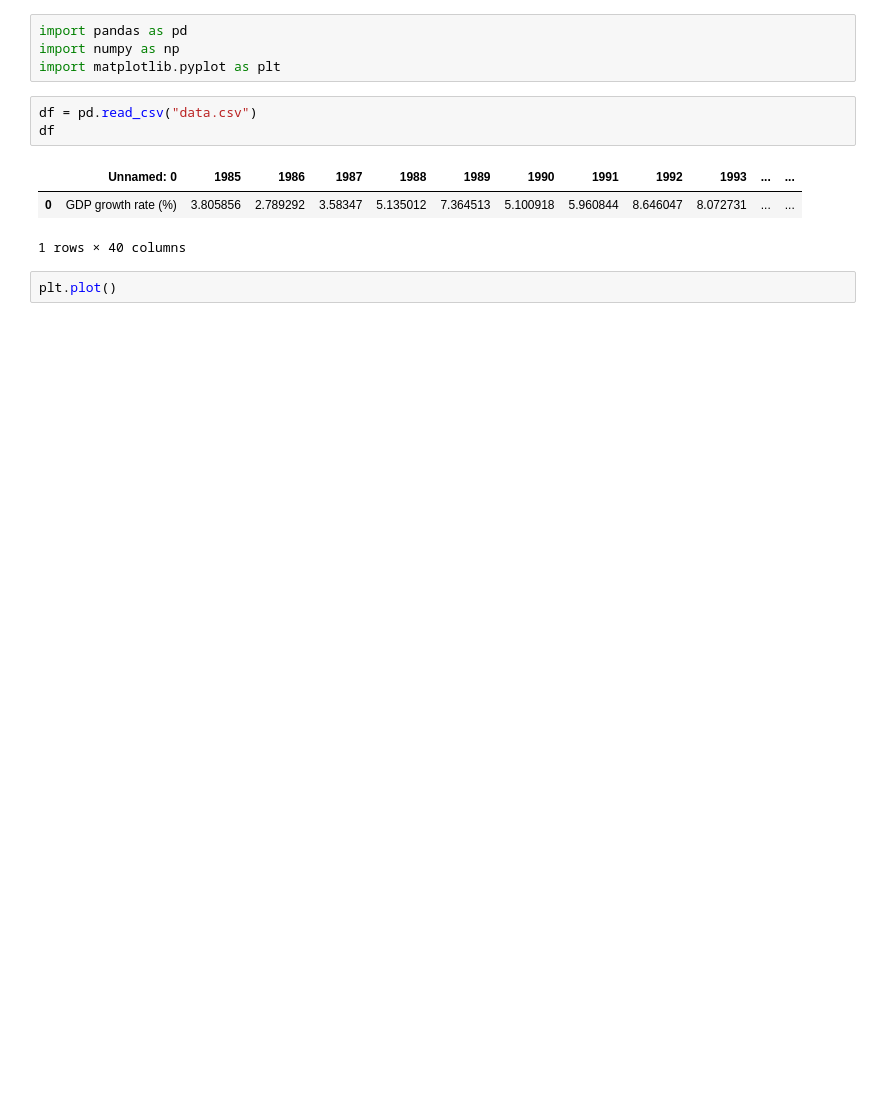
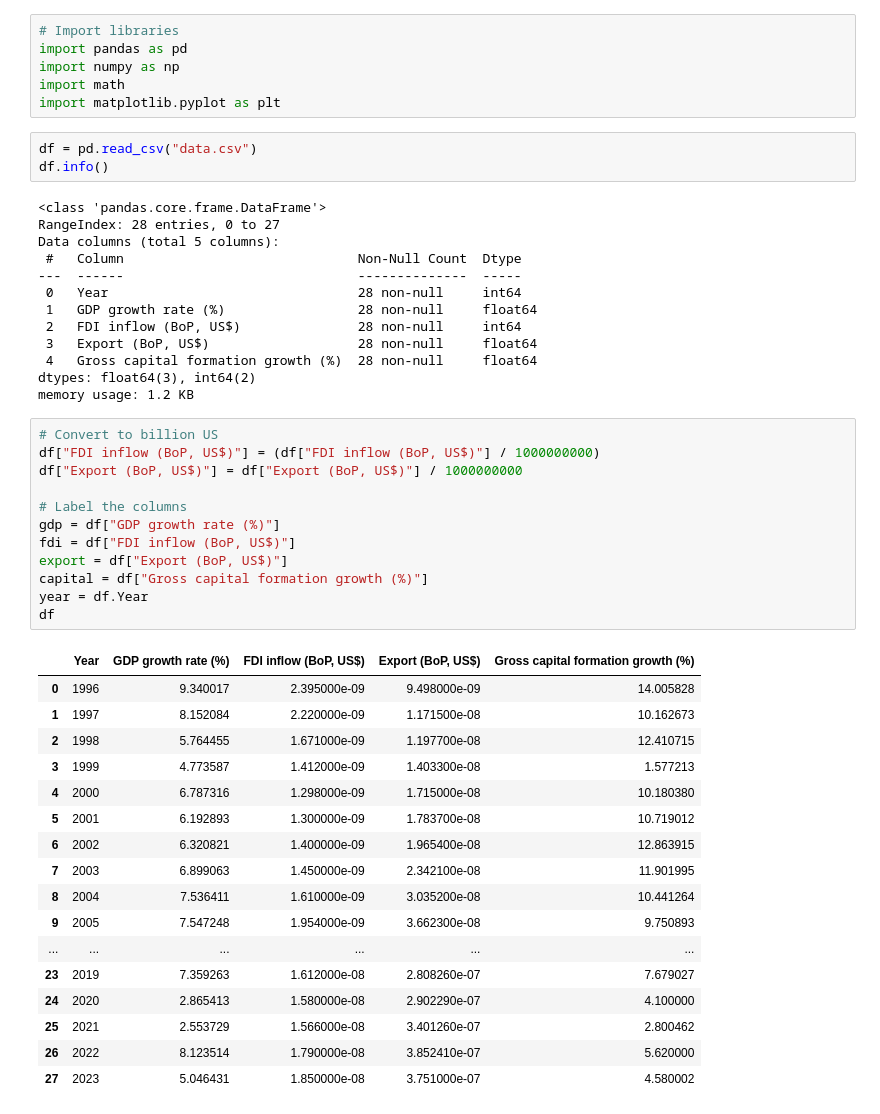
Before and after one commit to Thuan509/Dynamic-Macroeconomics, a Jupyter notebook: PS1_Code/growth.ipynb, the cells around one changed output. Cells and saved outputs as stored; diff of their text form; blank space fills up the shorter version.

```diff
--- a/PS1_Code/growth.ipynb
+++ b/PS1_Code/growth.ipynb
@@ -8,13 +7,52 @@ The factors that affect economic growth in Vietnam are:
 # %%
+# Import libraries
 import pandas as pd
 import numpy as np
+import math
 import matplotlib.pyplot as plt
 # %%
 df = pd.read_csv("data.csv")
-df
+df.info()
 # %% [output]
-|  | Unnamed: 0 | 1985 | 1986 | 1987 | 1988 | 1989 | 1990 | 1991 | 1992 | 1993 | ... | ... |
-| 0 | GDP growth rate (%) | 3.805856 | 2.789292 | 3.58347 | 5.135012 | 7.364513 | 5.100918 | 5.960844 | 8.646047 | 8.072731 | ... | ... |
-1 rows × 40 columns
+<class 'pandas.core.frame.DataFrame'>
+RangeIndex: 28 entries, 0 to 27
+Data columns (total 5 columns):
+ #   Column                              Non-Null Count  Dtype
+---  ------                              --------------  -----
+ 0   Year                                28 non-null     int64
+ 1   GDP growth rate (%)                 28 non-null     float64
+ 2   FDI inflow (BoP, US$)               28 non-null     int64
+ 3   Export (BoP, US$)                   28 non-null     float64
+ 4   Gross capital formation growth (%)  28 non-null     float64
+dtypes: float64(3), int64(2)
+memory usage: 1.2 KB
-# %%
-plt.plot()
+# %%
+# Convert to billion US
+df["FDI inflow (BoP, US$)"] = (df["FDI inflow (BoP, US$)"] / 1000000000)
+df["Export (BoP, US$)"] = df["Export (BoP, US$)"] / 1000000000
+
+# Label the columns
+gdp = df["GDP growth rate (%)"]
+fdi = df["FDI inflow (BoP, US$)"]
+export = df["Export (BoP, US$)"]
+capital = df["Gross capital formation growth (%)"]
+year = df.Year
+df
+# %% [output]
+|  | Year | GDP growth rate (%) | FDI inflow (BoP, US$) | Export (BoP, US$) | Gross capital formation growth (%) |
+| 0 | 1996 | 9.340017 | 2.395000e-09 | 9.498000e-09 | 14.005828 |
+| 1 | 1997 | 8.152084 | 2.220000e-09 | 1.171500e-08 | 10.162673 |
+| 2 | 1998 | 5.764455 | 1.671000e-09 | 1.197700e-08 | 12.410715 |
+| 3 | 1999 | 4.773587 | 1.412000e-09 | 1.403300e-08 | 1.577213 |
+| 4 | 2000 | 6.787316 | 1.298000e-09 | 1.715000e-08 | 10.180380 |
+| 5 | 2001 | 6.192893 | 1.300000e-09 | 1.783700e-08 | 10.719012 |
+| 6 | 2002 | 6.320821 | 1.400000e-09 | 1.965400e-08 | 12.863915 |
+| 7 | 2003 | 6.899063 | 1.450000e-09 | 2.342100e-08 | 11.901995 |
+| 8 | 2004 | 7.536411 | 1.610000e-09 | 3.035200e-08 | 10.441264 |
+| 9 | 2005 | 7.547248 | 1.954000e-09 | 3.662300e-08 | 9.750893 |
+| ... | ... | ... | ... | ... | ... |
+| 23 | 2019 | 7.359263 | 1.612000e-08 | 2.808260e-07 | 7.679027 |
+| 24 | 2020 | 2.865413 | 1.580000e-08 | 2.902290e-07 | 4.100000 |
+| 25 | 2021 | 2.553729 | 1.566000e-08 | 3.401260e-07 | 2.800462 |
+| 26 | 2022 | 8.123514 | 1.790000e-08 | 3.852410e-07 | 5.620000 |
+| 27 | 2023 | 5.046431 | 1.850000e-08 | 3.751000e-07 | 4.580002 |
```
Also changed, not shown: parts of 3 cells of this notebook, 3 other files.
